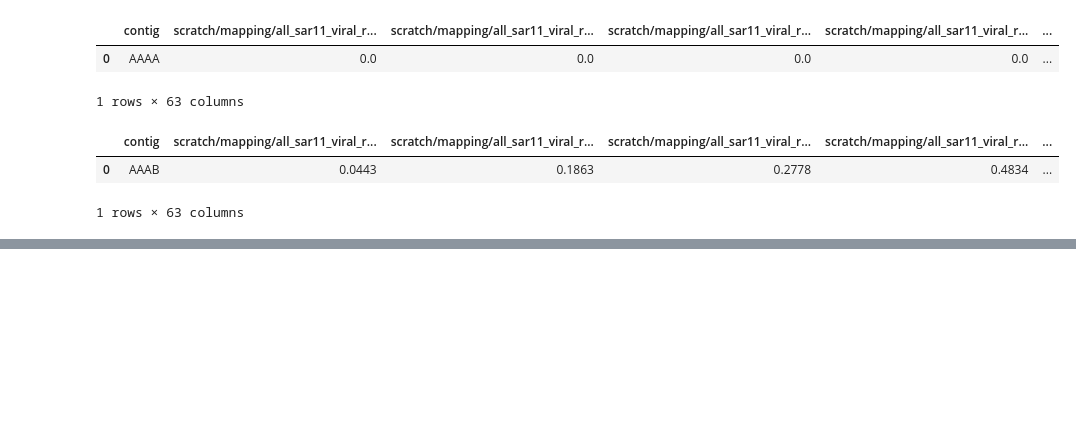
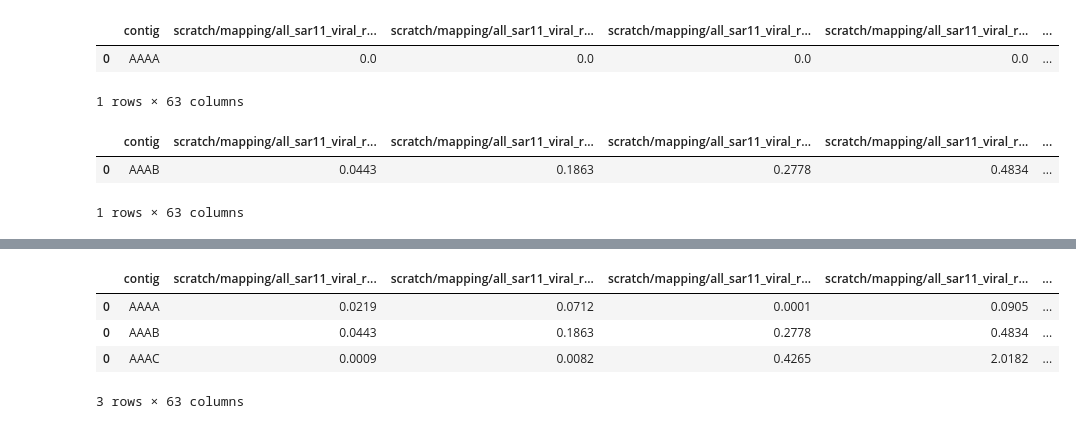
Before and after one commit to ash-bell/Python_notebooks, a Jupyter notebook: SAGs.ipynb, the cells around one changed output, grey strips where cells are left out. Saved outputs shown, nothing was run; the diff lists cells and outputs as text; code cells hidden in the pictures; blank space fills up the shorter version.

```diff
--- a/SAGs.ipynb
+++ b/SAGs.ipynb
@@ -620,7 +620,3 @@ AAAB
 |  | contig | scratch/mapping/all_sar11_viral_r... | scratch/mapping/all_sar11_viral_r... | scratch/mapping/all_sar11_viral_r... | scratch/mapping/all_sar11_viral_r... | ... |
 | 0 | AAAB | 0.0443 | 0.1863 | 0.2778 | 0.4834 | ... |
 1 rows × 63 columns
-# %%
-all_data = []
-all_data.append(AAAA)
-all_data.append(AAAB)
@@ -644,0 +623,5 @@ AttributeError: 'DataFrame' object has no attribute 'contig'
+# %%
+for f in range(0,len(file_list)):
+    print(file_list[f])
+#for f in range(file_list):
+#    print(file_list[f])
@@ -644,0 +641,37 @@ AttributeError: 'DataFrame' object has no attribute 'contig'
+# %%
+import pandas as pd
+import glob
+import os
+file_list = glob.glob("/home/minion/Desktop/*coverage.tsv")
+
+for f in file_list:
+    data = pd.read_csv(f, sep = "\t") #read tsv
+    data = data.rename(columns={"#contig":"contig"}) #rename variable #contigs to contigs as the "#" messes up everything
+    all_data = data[0:0] #create a dataframe with the header of the dataframe as append will messup the dataframe order without. (needs a template)
+    for i in ["AAAA", "AAAB", "AAAC"]: #list of samples to loop through
+        data2=data[data.contig.str.startswith(i)].sum() #find all readings with the sample name at the start and sum them
+        data2["contig"]=i #rename the sample with just the organism name not the sum of all the sample names
+        data2=pd.DataFrame(data=data2).T # flip the dataframe and make it a pandas dataframe
+        all_data = all_data.append(data2) # append the data to a dataframe with all the other organisms
+    all_data = all_data.drop("Length", axis =1) #remove the length column
+    base_name=os.path.basename(f).split(".tsv")[0]
+    all_data.to_csv(base_name+"condensed.tsv", sep = "\t", index = False) #write to tsv and dropping the row index
+# %%
+import pandas as pd
+
+data = pd.read_csv("/home/minion/Desktop/all_sar11_viral_removed_bats_cmean_coverage.tsv", sep = "\t") #read tsv
+data = data.rename(columns={"#contig":"contig"}) #rename variable #contigs to contigs as the "#" messes up everything
+all_data = data[0:0] #create a dataframe with the header of the dataframe as append will messup the dataframe order without. (needs a template)
+for i in ["AAAA", "AAAB", "AAAC"]: #list of samples to loop through
+    data2=data[data.contig.str.startswith(i)].sum() #find all readings with the sample name at the start and sum them
+    data2["contig"]=i #rename the sample with just the organism name not the sum of all the sample names
+    data2=pd.DataFrame(data=data2).T # flip the dataframe and make it a pandas dataframe
+    all_data = all_data.append(data2) # append the data to a dataframe with all the other organisms
+all_data = all_data.drop("Length", axis =1) #remove the length column
+all_data
+# %% [output]
+|  | contig | scratch/mapping/all_sar11_viral_r... | scratch/mapping/all_sar11_viral_r... | scratch/mapping/all_sar11_viral_r... | scratch/mapping/all_sar11_viral_r... | ... |
+| 0 | AAAA | 0.0219 | 0.0712 | 0.0001 | 0.0905 | ... |
+| 0 | AAAB | 0.0443 | 0.1863 | 0.2778 | 0.4834 | ... |
+| 0 | AAAC | 0.0009 | 0.0082 | 0.4265 | 2.0182 | ... |
+3 rows × 63 columns
```
Also changed, not shown: parts of 7 cells of this notebook, 1 other file.
